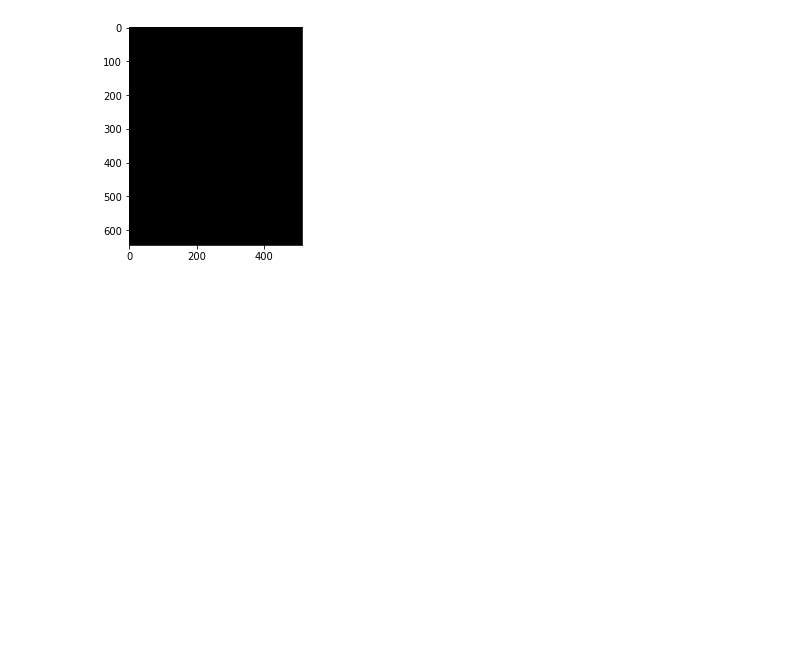
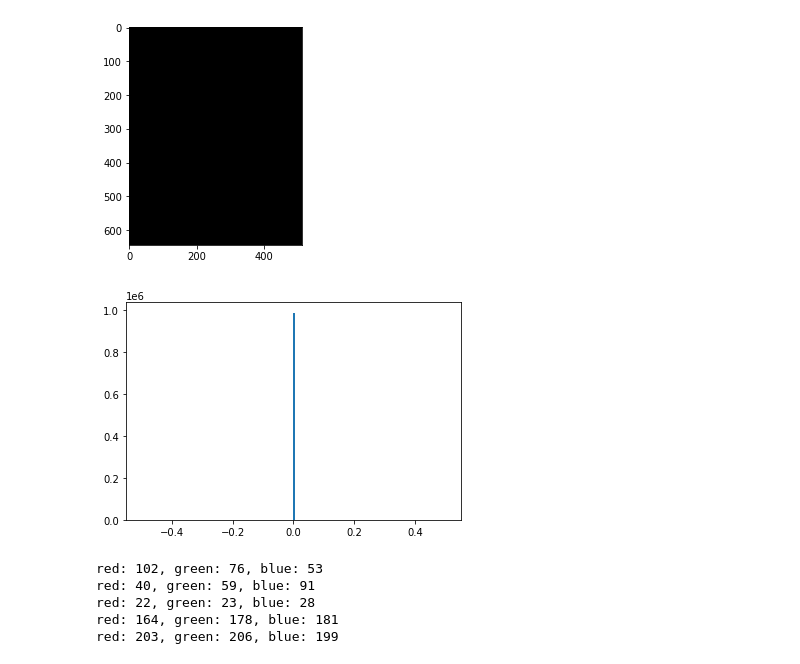
Before and after one commit to mustafa-siddiqui/Cartoonize-Image, a Jupyter notebook: src/clustering.ipynb, the cells around one changed output. Saved outputs shown, nothing was run; the diff lists cells and outputs as text; code cells hidden in the pictures; blank space fills up the shorter version.

```diff
--- a/src/clustering.ipynb
+++ b/src/clustering.ipynb
@@ -53,3 +53,8 @@ IP.imshow(I2-out, cmap='gray')
 # %% [output]
 <matplotlib.image.AxesImage at 0x...>
 [figure]
+# %%
+# confirm both images are exactly the same
+dump = IP.plt.hist((I2-out).ravel(), bins=250)
+# %% [output]
+[figure, added]
@@ -55,0 +159,14 @@ IP.imshow(I2-out, cmap='gray')
+# %%
+# create hashmap with centroids as keys and empty lists
+# list for a centroid will store the colors which have the minimum difference
+# with that centroid
+centroidDict = {}
+for c in centroidList:
+    print(c)
+    centroidDict[c] = []
+# %% [output]
+red: 102, green: 76, blue: 53
+red: 40, green: 59, blue: 91
+red: 22, green: 23, blue: 28
+red: 164, green: 178, blue: 181
+red: 203, green: 206, blue: 199
```
Also changed, not shown: parts of 9 cells of this notebook.
